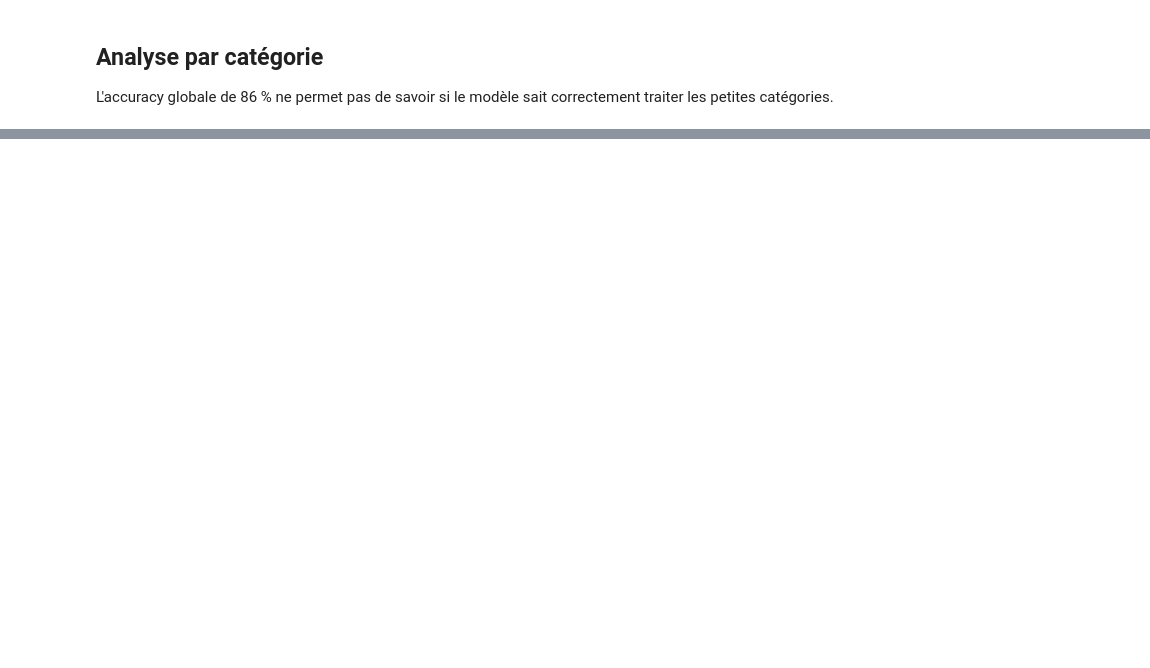
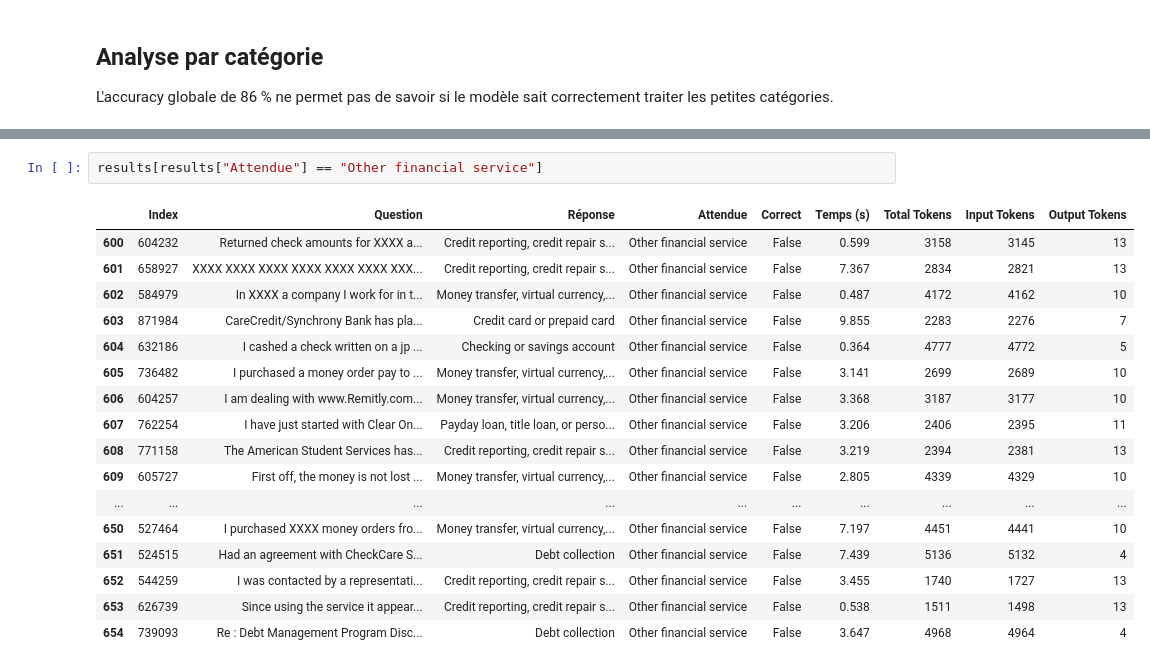
Before and after one commit to Ace4teaM/OCR-ZenAssist, a Jupyter notebook: 2_approche_llm.ipynb, the cells around one changed output, grey strips where cells are left out. Cells and saved outputs as stored; diff of their text form; blank space fills up the shorter version.

Commit message:
corrections mineures

```diff
--- a/2_approche_llm.ipynb
+++ b/2_approche_llm.ipynb
@@ -1015,0 +1031,20 @@ KeyError: 'Attendue'
+# %%
+results[results["Attendue"] == "Other financial service"]
+# %% [output]
+|  | Index | Question | Réponse | Attendue | Correct | Temps (s) | Total Tokens | Input Tokens | Output Tokens |
+| 600 | 604232 | Returned check amounts for XXXX a... | Credit reporting, credit repair s... | Other financial service | False | 0.599 | 3158 | 3145 | 13 |
+| 601 | 658927 | XXXX XXXX XXXX XXXX XXXX XXXX XXX... | Credit reporting, credit repair s... | Other financial service | False | 7.367 | 2834 | 2821 | 13 |
+| 602 | 584979 | In XXXX a company I work for in t... | Money transfer, virtual currency,... | Other financial service | False | 0.487 | 4172 | 4162 | 10 |
+| 603 | 871984 | CareCredit/Synchrony Bank has pla... | Credit card or prepaid card | Other financial service | False | 9.855 | 2283 | 2276 | 7 |
+| 604 | 632186 | I cashed a check written on a jp ... | Checking or savings account | Other financial service | False | 0.364 | 4777 | 4772 | 5 |
+| 605 | 736482 | I purchased a money order pay to ... | Money transfer, virtual currency,... | Other financial service | False | 3.141 | 2699 | 2689 | 10 |
+| 606 | 604257 | I am dealing with www.Remitly.com... | Money transfer, virtual currency,... | Other financial service | False | 3.368 | 3187 | 3177 | 10 |
+| 607 | 762254 | I have just started with Clear On... | Payday loan, title loan, or perso... | Other financial service | False | 3.206 | 2406 | 2395 | 11 |
+| 608 | 771158 | The American Student Services has... | Credit reporting, credit repair s... | Other financial service | False | 3.219 | 2394 | 2381 | 13 |
+| 609 | 605727 | First off, the money is not lost ... | Money transfer, virtual currency,... | Other financial service | False | 2.805 | 4339 | 4329 | 10 |
+| ... | ... | ... | ... | ... | ... | ... | ... | ... | ... |
+| 650 | 527464 | I purchased XXXX money orders fro... | Money transfer, virtual currency,... | Other financial service | False | 7.197 | 4451 | 4441 | 10 |
+| 651 | 524515 | Had an agreement with CheckCare S... | Debt collection | Other financial service | False | 7.439 | 5136 | 5132 | 4 |
+| 652 | 544259 | I was contacted by a representati... | Credit reporting, credit repair s... | Other financial service | False | 3.455 | 1740 | 1727 | 13 |
+| 653 | 626739 | Since using the service it appear... | Credit reporting, credit repair s... | Other financial service | False | 0.538 | 1511 | 1498 | 13 |
+| 654 | 739093 | Re : Debt Management Program Disc... | Debt collection | Other financial service | False | 3.647 | 4968 | 4964 | 4 |
```
Also changed, not shown: parts of 2 cells of this notebook.
